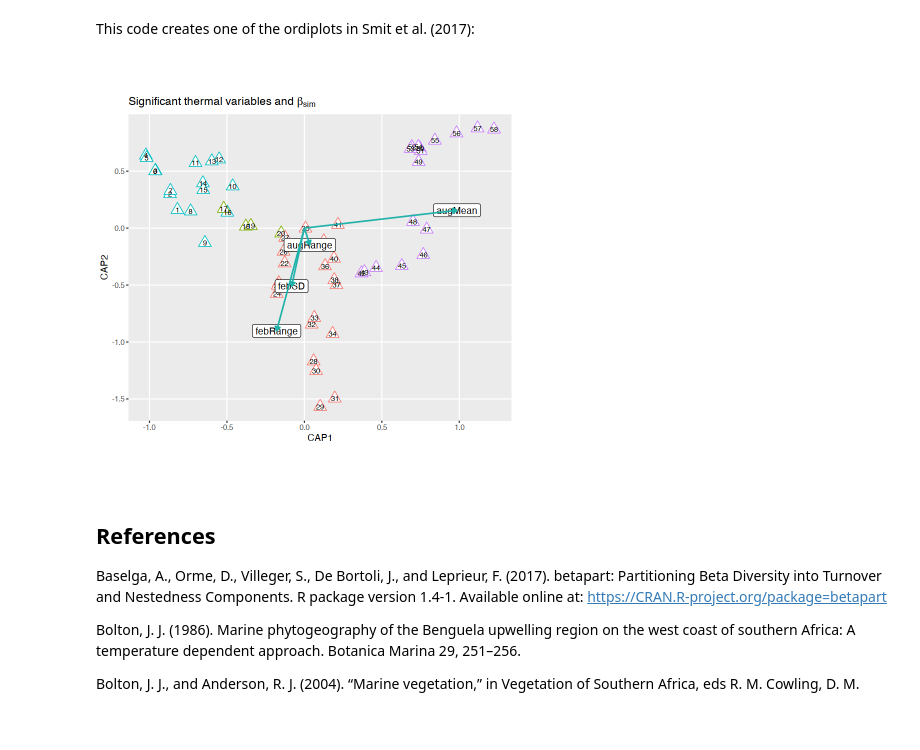
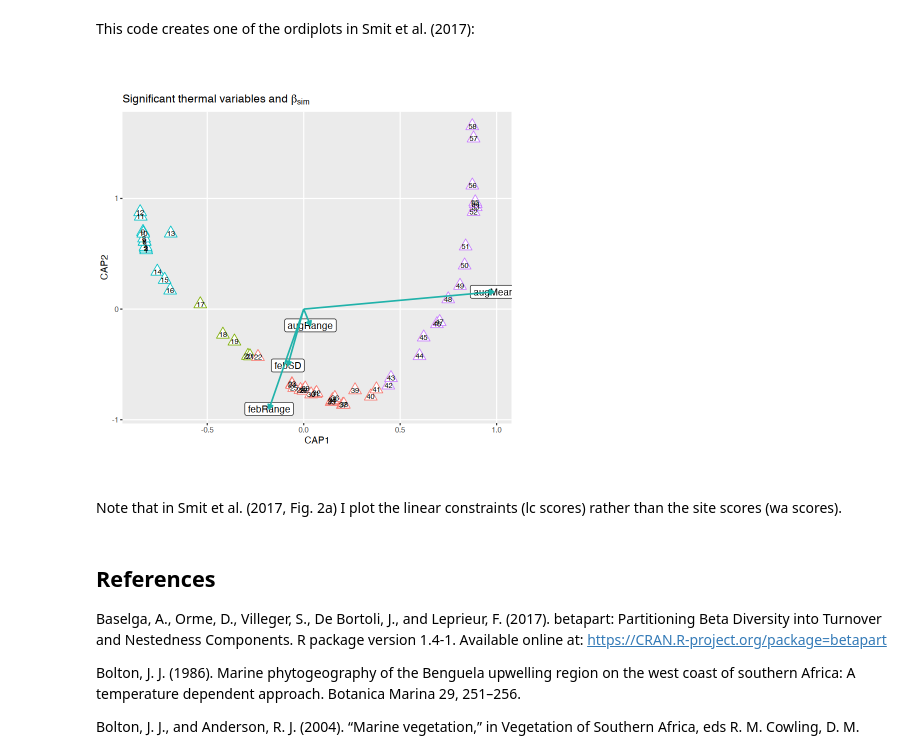
Before and after one commit to ajsmit/Quantitative_Ecology, a Jupyter notebook: jupyter_lab/17-RDA.ipynb, the cells around one changed output. Cells and saved outputs as stored; diff of their text form; code cells hidden in the pictures; blank space fills up the shorter version.

Commit message:
Change RDA plot to wa scores.

```diff
--- a/jupyter_lab/17-RDA.ipynb
+++ b/jupyter_lab/17-RDA.ipynb
@@ -271,35 +271,40 @@ These biplot scores will plot the termini of the arrows indicating the direction
 # %% [markdown]
 This code creates one of the ordiplots in Smit et al. (2017):
 # %%
-# The ordiplots in Fig. 2:
+# The ordiplots in Fig. 2a:
+# use scaling = 1 or scaling = 2 for site and species scaling, respectively
 rda_final_scrs <- scores(rda_final, display = c("sp","wa","lc","bp","cn"))
-site_scores <- data.frame(rda_final_scrs$constraints)
+# see ?plot.cca for insight into the use of lc vs wa scores
+# below I splot the wa (site) scores rather than lc (constraints) scores
+site_scores <- data.frame(rda_final_scrs$site) # the wa scores
 site_scores$bioreg <- bioreg$bolton
 site_scores$section <- seq(1:58)
 colnames(site_scores) <- c("x", "y", "Bioregion", "Section")
 
 biplot_scores <- data.frame(rda_final_scrs$biplot)
 biplot_scores$labels <- rownames(biplot_scores)
 biplot_scores_sign <- biplot_scores[biplot_scores$labels %in% rda_final_sign_ax,]
 
 ggplot(data = site_scores, aes(x, y, colour = Bioregion)) +
   geom_point(size = 5.0, shape = 24, fill = "white") +
   geom_text(aes(label = Section), size = 3.0, col = "black") +
   geom_label(data = biplot_scores_sign,
             aes(CAP1, CAP2, label = rownames(biplot_scores_sign)),
             color = "black") +
   geom_segment(data = biplot_scores_sign,
                aes(x = 0, y = 0, xend = CAP1, yend = CAP2),
                arrow = arrow(length = unit(0.2, "cm"), type = "closed"),
                color = "lightseagreen", alpha = 1, size = 0.7) +
   xlab("CAP1") + ylab("CAP2") +
   ggtitle(expression(paste("Significant thermal variables and ", beta[sim]))) +
   theme_grey() +
   theme(panel.grid.minor = element_blank(),
         legend.position = "none",
         aspect.ratio = 0.8)
 # %% [output]
-[figure, old version]
+[figure, new version]
+# %% [markdown]
+Note that in Smit et al. (2017, Fig. 2a) I plot the linear constraints (lc scores) rather than the site scores (wa scores).
 # %% [markdown]
 ## References
 
```
Also changed, not shown: 1 other file.
